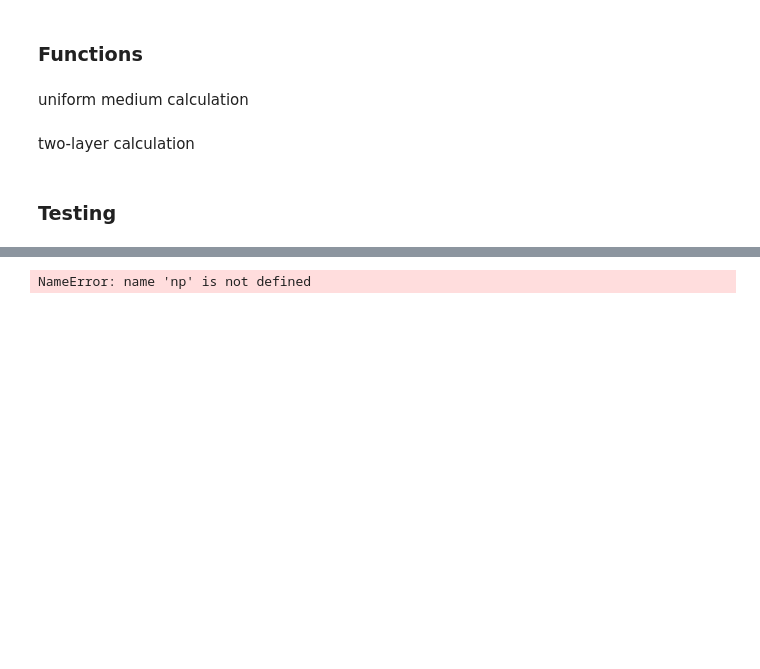
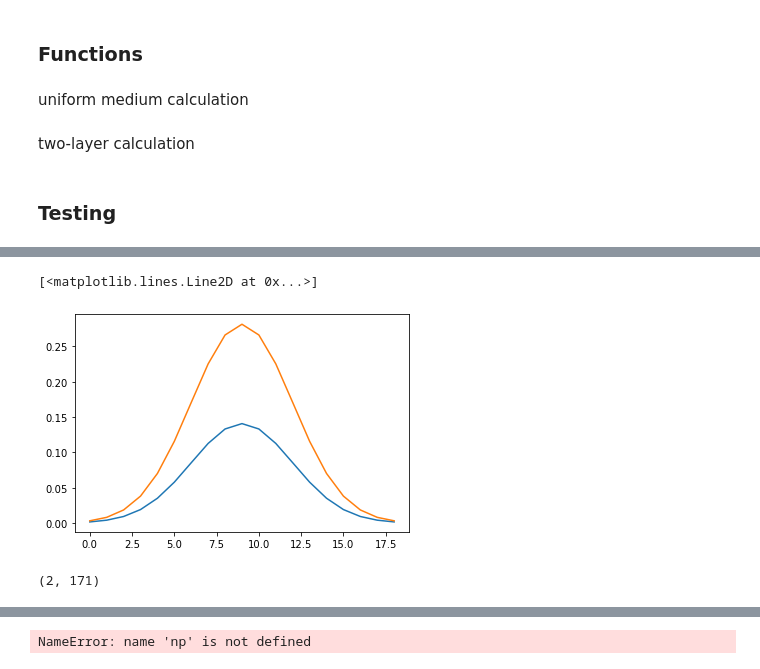
Before and after one commit to CraigYanitski/kosmatau3d, a Jupyter notebook: notebooks/full model/radiative-transfer.ipynb, the cells around one changed output, grey strips where cells are left out. Cells and saved outputs as stored; diff of their text form; code cells hidden in the pictures; blank space fills up the shorter version.

```diff
--- a/notebooks/full model/radiative-transfer.ipynb
+++ b/notebooks/full model/radiative-transfer.ipynb
@@ -339,0 +303,10 @@ for _ in np.linspace(16, 17):
+# %%
+plt.plot(vox[0]._Voxel__emissivity_species[0][:, models.species.molecules.index('C+ 1')])
+plt.plot(vox[0]._Voxel__intensity_species[0][:, models.species.molecules.index('C+ 1')])
+# %% [output]
+[<matplotlib.lines.Line2D at 0x...>]
+[figure, added]
+# %%
+models.combinations.clump_species_intensity[0].shape
+# %% [output]
+(2, 171)
```
Also changed, not shown: parts of 9 cells of this notebook, 2 other files.
